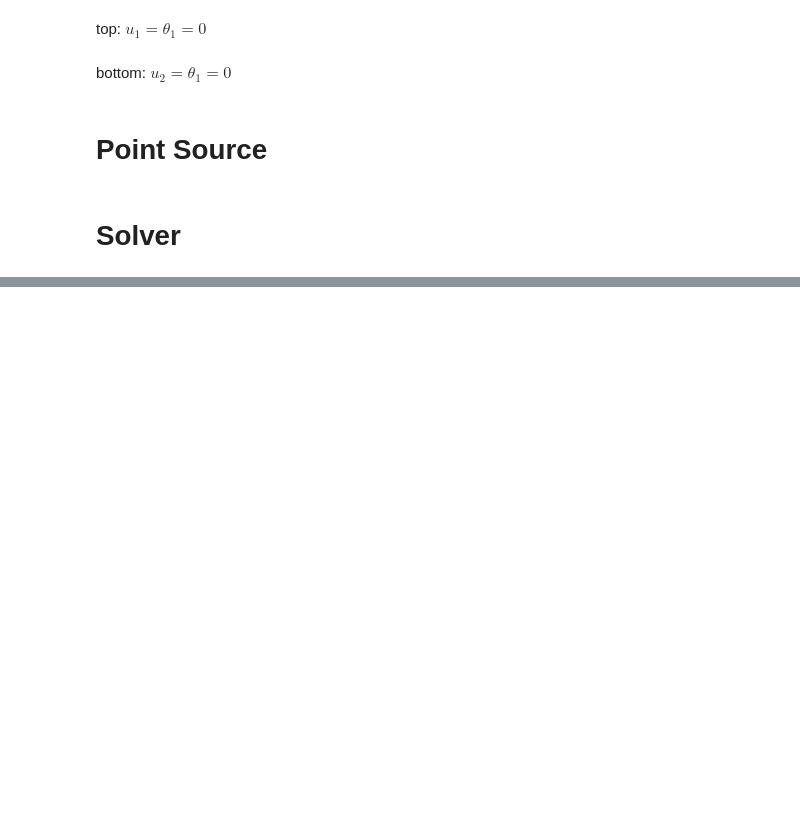
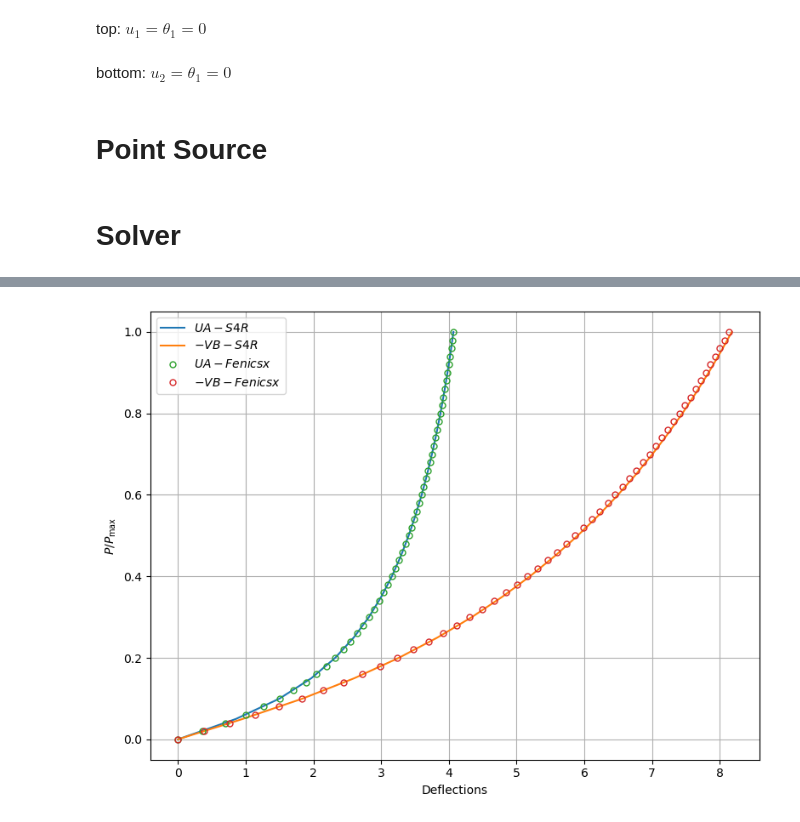
Before and after one commit to TianYangEPFL/fenicsx-shells, a Jupyter notebook: demo/demo_nonlinear-naghdi-radial-hemisphere.ipynb, the cells around one changed output, grey strips where cells are left out. Drawn from its saved outputs; the diff is of its cells as text; code cells hidden in the pictures; blank space fills up the shorter version.

```diff
--- a/demo/demo_nonlinear-naghdi-radial-hemisphere.ipynb
+++ b/demo/demo_nonlinear-naghdi-radial-hemisphere.ipynb
@@ -278,7 +274,7 @@ psi_s = 0.5*inner(T, gamma(F, d))
 # Weak form Equation with PSRI
 # %%
 # Full integration
-dx_f = ufl.Measure('dx', domain=mesh)
+dx_f = ufl.Measure('dx', domain=mesh, metadata={"quadrature_degree": 4})
 
 # Reduced integration of order 2
 dx_r = ufl.Measure('dx', domain=mesh, metadata={"quadrature_degree": 2})
@@ -477,0 +584,31 @@ ksp.setFromOptions()
+# %%
+import matplotlib.pyplot as plt
+
+if mesh.comm.rank == 0:
+    P_S4R = np.array([0.00, 0.050, 0.100, 0.150,
+                      0.20, 0.25, 0.30, 0.35, 0.40, 0.45, 0.50,
+                      0.55, 0.60, 0.65, 0.70, 0.75, 0.80, 0.85,
+                      0.90, 0.95, 1.00])
+
+    UA_S4R = np.array([0.00, 0.855, 1.499, 1.969, 2.321, 2.596, 2.819,
+                       3.002, 3.158, 3.291, 3.406, 3.508, 3.598, 3.678, 3.750,
+                       3.816, 3.875, 3.929, 3.979, 4.025, 4.067])
+    VB_S4R = np.array([0.00, 0.955, 1.840, 2.604, 3.261, 3.833, 4.339, 4.790,
+                       5.196, 5.565, 5.902, 6.212, 6.497, 6.761, 7.006, 7.234,
+                       7.448, 7.647, 7.835, 8.011, 8.178])
+
+
+    plt.figure(figsize=(8.0, 6.0))
+    plt.plot(UA_S4R, P_S4R, "-", label="$UA-S4R$")
+    plt.plot(VB_S4R, P_S4R, "-", label="$-VB-S4R$")
+    plt.plot(UA_list, PS_list / PS_max, "o", markersize=5, markerfacecolor='none', markevery = 1, label="$UA-Fenicsx$")
+    plt.plot(-VB_list, PS_list / PS_max, "o", markersize=5, markerfacecolor='none', markevery = 1, label="$-VB-Fenicsx$")
+    plt.xlabel("Deflections")
+    plt.ylabel(r"$P/P_{\mathrm{max}}$")
+    #plt.xlim(0, 5)
+    plt.legend()
+    plt.grid()
+    plt.tight_layout()
+    plt.savefig(results_folder/"comparisons.png")
+# %% [output]
+[figure, added]
```
Also changed, not shown: parts of 4 cells of this notebook.
